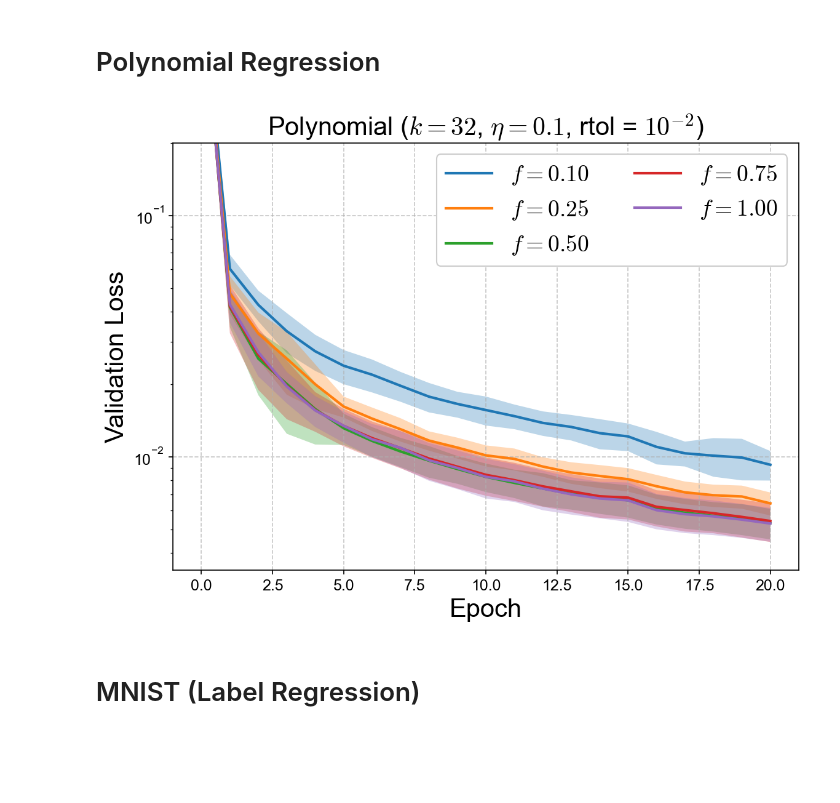
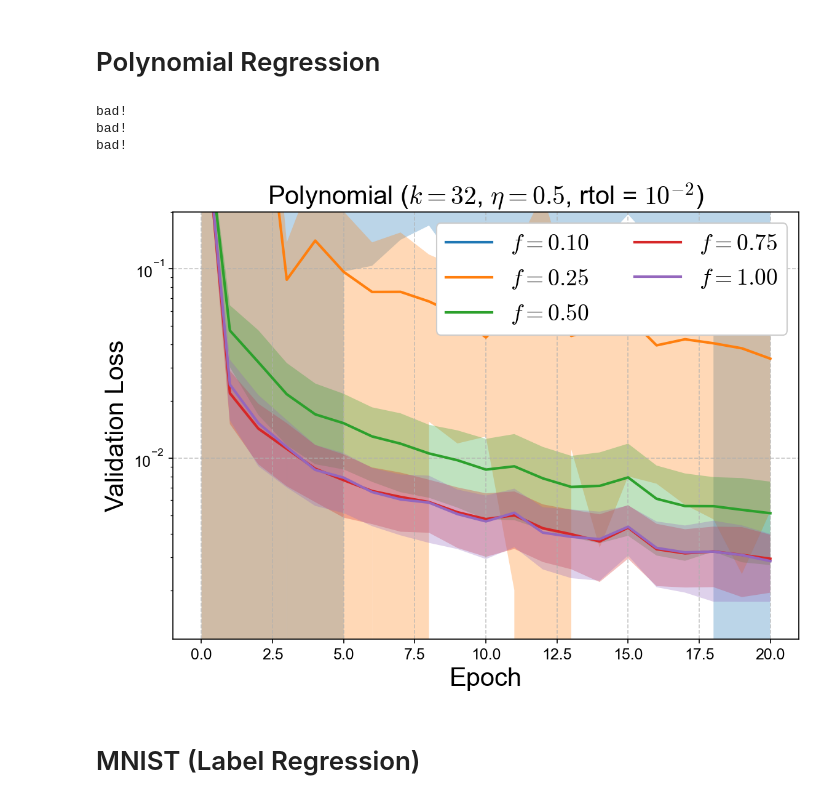
Before and after one commit to sambt/sven-experiments, a Jupyter notebook: analysis/paramfrac_analysis.ipynb, the cells around one changed output. Cells and saved outputs as stored; diff of their text form; code cells hidden in the pictures; blank space fills up the shorter version.

```diff
--- a/analysis/paramfrac_analysis.ipynb
+++ b/analysis/paramfrac_analysis.ipynb
@@ -163,16 +163,17 @@ colors = sns.color_palette("deep")
 
 fig, ax = plt.subplots(figsize=(8, 6))
 
-K_SEL = 16
-RTOL = 1e-3
+K_SEL = 32
+RTOL = 1e-4
 LR = 0.05
+SVD_MODE = 'randomized'
 
 df = datasets['Toy 1D']
 
 for pfrac in param_fracs_1d:
     losses = []
     for mseed in model_seeds_1d:
-        cut = (df['param_fraction'] == pfrac) & (df['model_seed'] == mseed) & (df['k'] == K_SEL) & (df['rtol'] == RTOL) & (df['lr'] == LR)
+        cut = (df['param_fraction'] == pfrac) & (df['model_seed'] == mseed) & (df['k'] == K_SEL) & (df['rtol'] == RTOL) & (df['lr'] == LR) & (df['svd_mode'] == SVD_MODE)
         row = df.loc[cut]
         if len(row) > 1 or len(row) == 0:
             print("bad!")
@@ -211,38 +207,41 @@ fig, ax = plt.subplots(figsize=(8, 6))
 
 K_SEL = 32
 RTOL = 1e-2
-LR = 0.1
+LR = 0.5
 
 df = datasets['Polynomial']
 
 for i,pfrac in enumerate(param_fracs_polynomial):
     losses = []
     for mseed in model_seeds_polynomial:
         cut = (df['param_fraction'] == pfrac) & (df['model_seed'] == mseed) & (df['k'] == K_SEL) & (df['rtol'] == RTOL) & (df['lr'] == LR)
         row = df.loc[cut]
         if len(row) > 1 or len(row) == 0:
             print("bad!")
             continue
         row = row.iloc[0]
         losses.append(np.array(get_loss_curve(row, 'val')).reshape(1,-1))
     losses = np.concatenate(losses, axis=0)
     mean_loss = np.mean(losses, axis=0)
     std_loss = np.std(losses, axis=0)
     epochs = np.arange(len(mean_loss))
     ax.plot(epochs, mean_loss, label=f"$f={pfrac:.2f}$", zorder=2)
     ax.fill_between(epochs, mean_loss - std_loss, mean_loss + std_loss, alpha=0.3, zorder=1)
 
 ax.set_xlabel('Epoch')
 ax.set_ylabel('Validation Loss')
 ax.set_yscale('log')
 plt.legend(ncol=2,loc='upper right',frameon=True,framealpha=1,fontsize=18)
 ax.set_title(f"Polynomial ($k = {K_SEL}$, $\\eta = {LR}$, rtol = ${lr_labels[RTOL]}$)")
 plt.ylim([None,0.2])
 plt.grid(axis='both', linestyle='--', alpha=0.7, zorder=0)
 plt.tight_layout()
 plt.savefig(PLOT_DIR / "polynomial_val_loss_paramFracScan.pdf",bbox_inches='tight')
 # %% [output]
+bad!
+bad!
+bad!
-[figure, old version]
+[figure, new version]
 # %% [markdown]
 # MNIST (Label Regression)
 # %%
```
Also changed, not shown: parts of 5 cells of this notebook, 7 other files.
